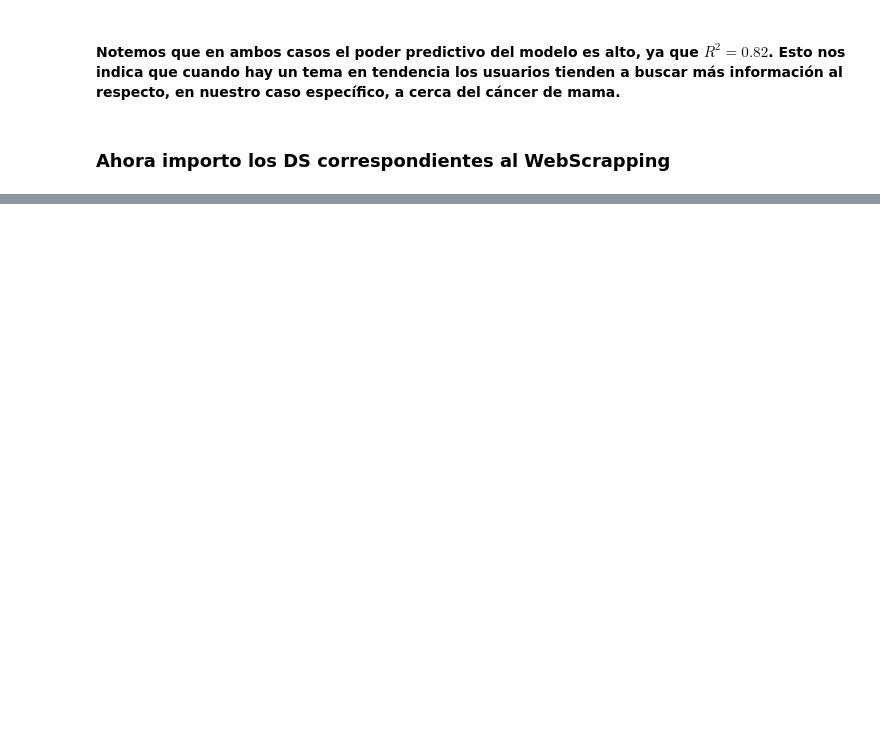
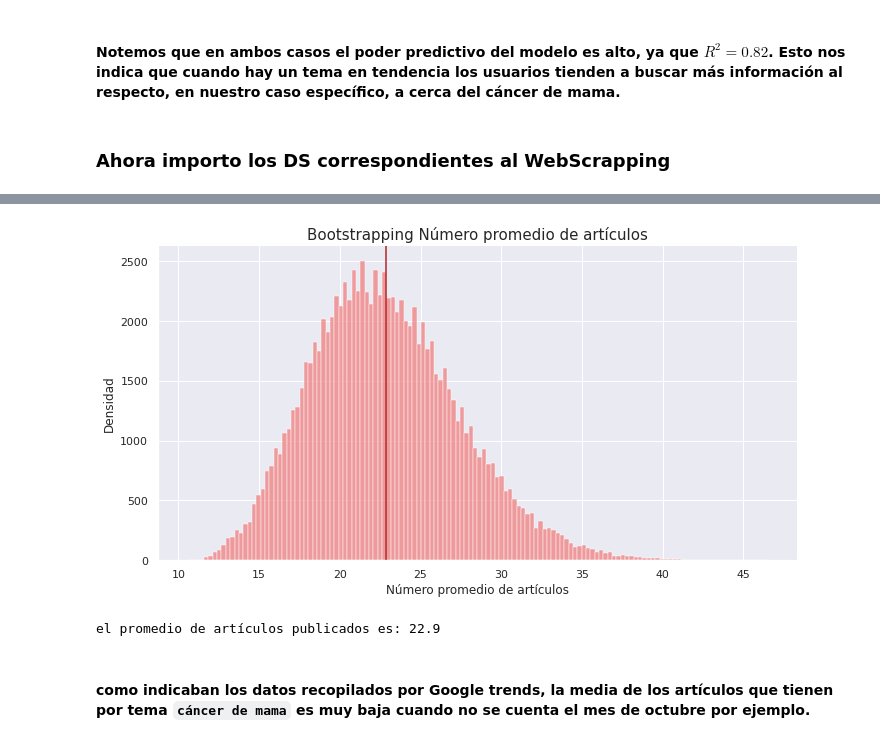
Before and after one commit to Zoe-Garcia/Equipo_2_P2_Analisis, a Jupyter notebook: Pregunta_3_y_4.ipynb, the cells around one changed output, grey strips where cells are left out. Cells and saved outputs as stored; diff of their text form; code cells hidden in the pictures; blank space fills up the shorter version.

````diff
--- a/Pregunta_3_y_4.ipynb
+++ b/Pregunta_3_y_4.ipynb
@@ -381,0 +448,29 @@ web_scrap.groupby()
+# %%
+## Boostrap
+articulos = web_scrap_count['total_articulos']
+means = []
+
+for i in range(100_000):
+  sample = articulos.sample(n = 50, replace = True)
+  means.append(sample.mean())
+
+articulos_means = pd.Series(means)
+# %%
+#f = plt.figure(figsize=(10,5))
+
+sns.displot(data = articulos_means, x = articulos_means, color = 'lightcoral', height=5, aspect = 2)
+plt.axvline(articulos_means.mean(), c='firebrick')
+
+plt.xlabel('Número promedio de artículos')
+plt.ylabel('Densidad')
+
+plt.title('Bootstrapping Número promedio de artículos', fontsize = 15)
+
+plt.show()
+
+print(f'el promedio de artículos publicados es: {articulos_means.mean():.1f}')
+# %% [output]
+[figure, added]
+el promedio de artículos publicados es: 22.9
+# %% [markdown]
+#### como indicaban los datos recopilados por Google trends, la media de los artículos que tienen por tema ```cáncer de mama``` es muy baja cuando no se cuenta el mes de octubre por ejemplo.
````
Also changed, not shown: parts of 10 cells of this notebook.
